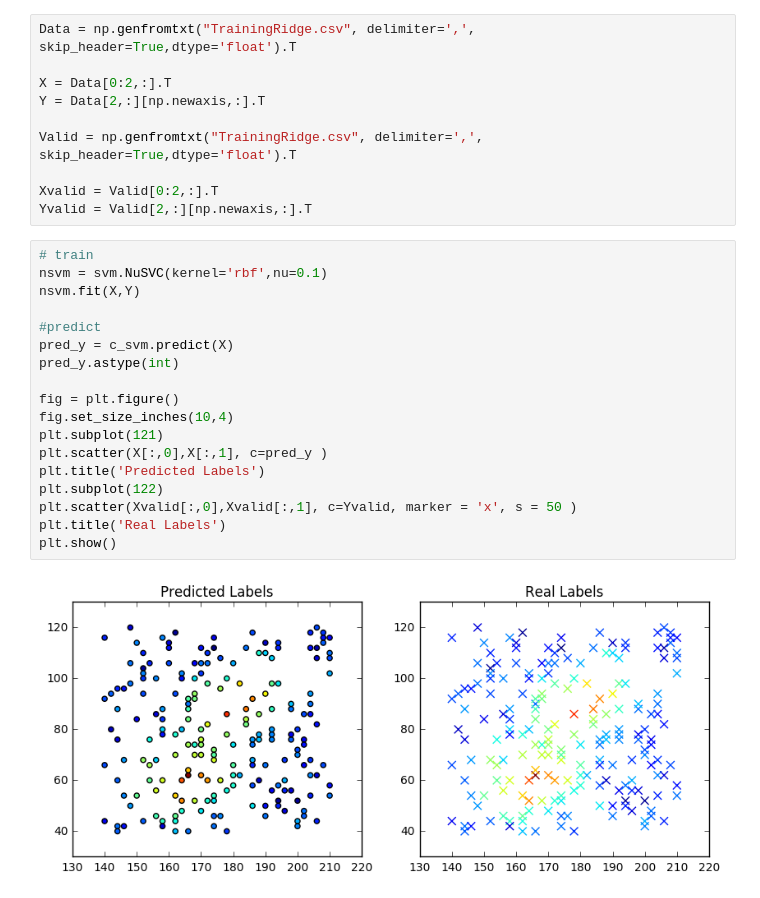
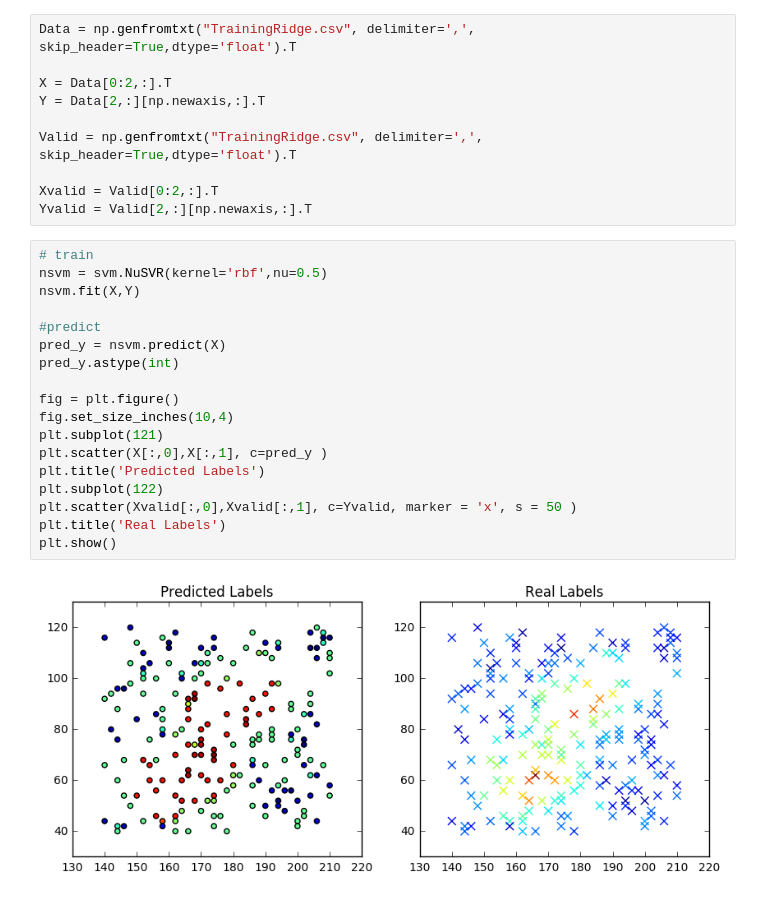
Before and after one commit to muellerfelix/mi-hw-1617, a Jupyter notebook: hw-9/mi-hw-9.ipynb, the cells around one changed output. Cells and saved outputs as stored; diff of their text form.

```diff
--- a/hw-9/mi-hw-9.ipynb
+++ b/hw-9/mi-hw-9.ipynb
@@ -23,22 +23,22 @@ Xvalid = Valid[0:2,:].T
 Yvalid = Valid[2,:][np.newaxis,:].T
 # %%
 # train
-nsvm = svm.NuSVC(kernel='rbf',nu=0.1)
+nsvm = svm.NuSVR(kernel='rbf',nu=0.5)
 nsvm.fit(X,Y)
 
 #predict
-pred_y = c_svm.predict(X)
+pred_y = nsvm.predict(X)
 pred_y.astype(int)
 
 fig = plt.figure()
 fig.set_size_inches(10,4)
 plt.subplot(121)
 plt.scatter(X[:,0],X[:,1], c=pred_y )
 plt.title('Predicted Labels')
 plt.subplot(122)
 plt.scatter(Xvalid[:,0],Xvalid[:,1], c=Yvalid, marker = 'x', s = 50 )
 plt.title('Real Labels')
 plt.show()
 # %% [output]
-[figure, old version]
+[figure, new version]
 # %%
```
Also changed, not shown: parts of 3 cells of this notebook.
